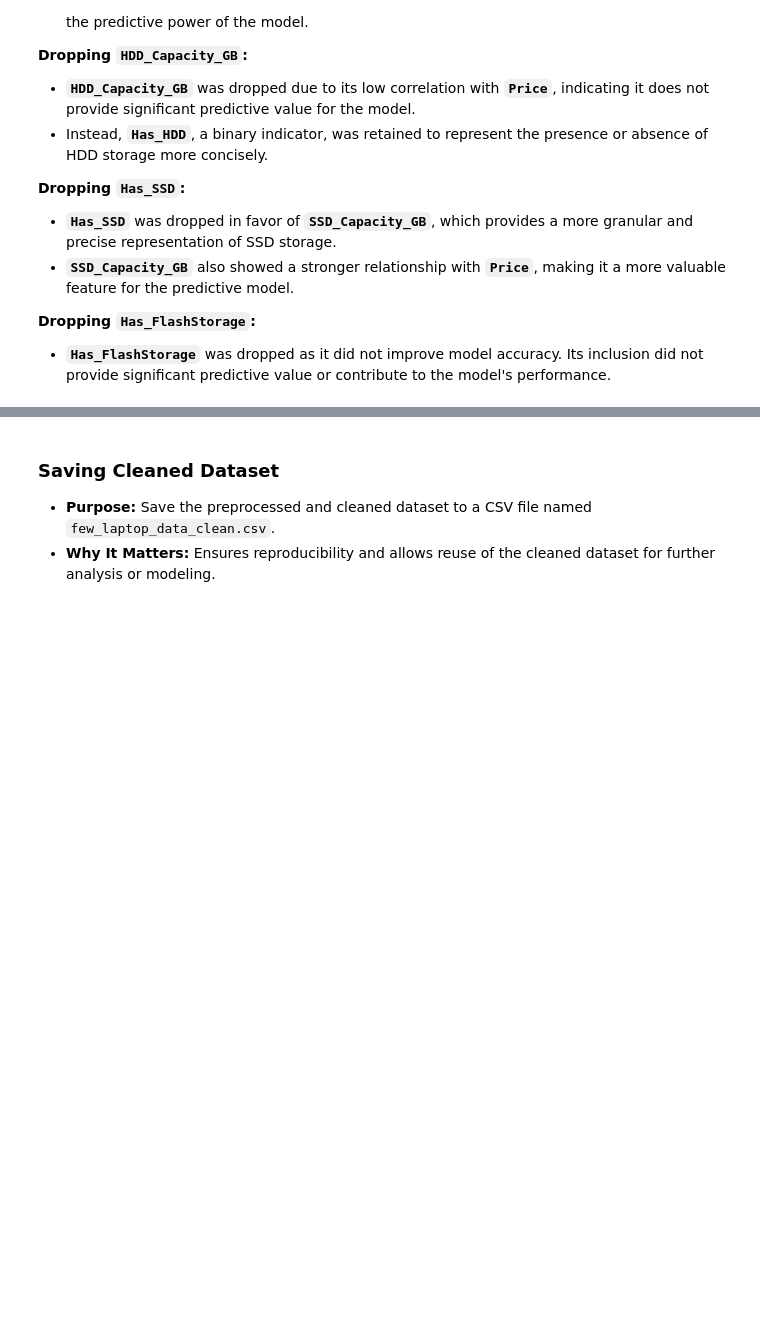
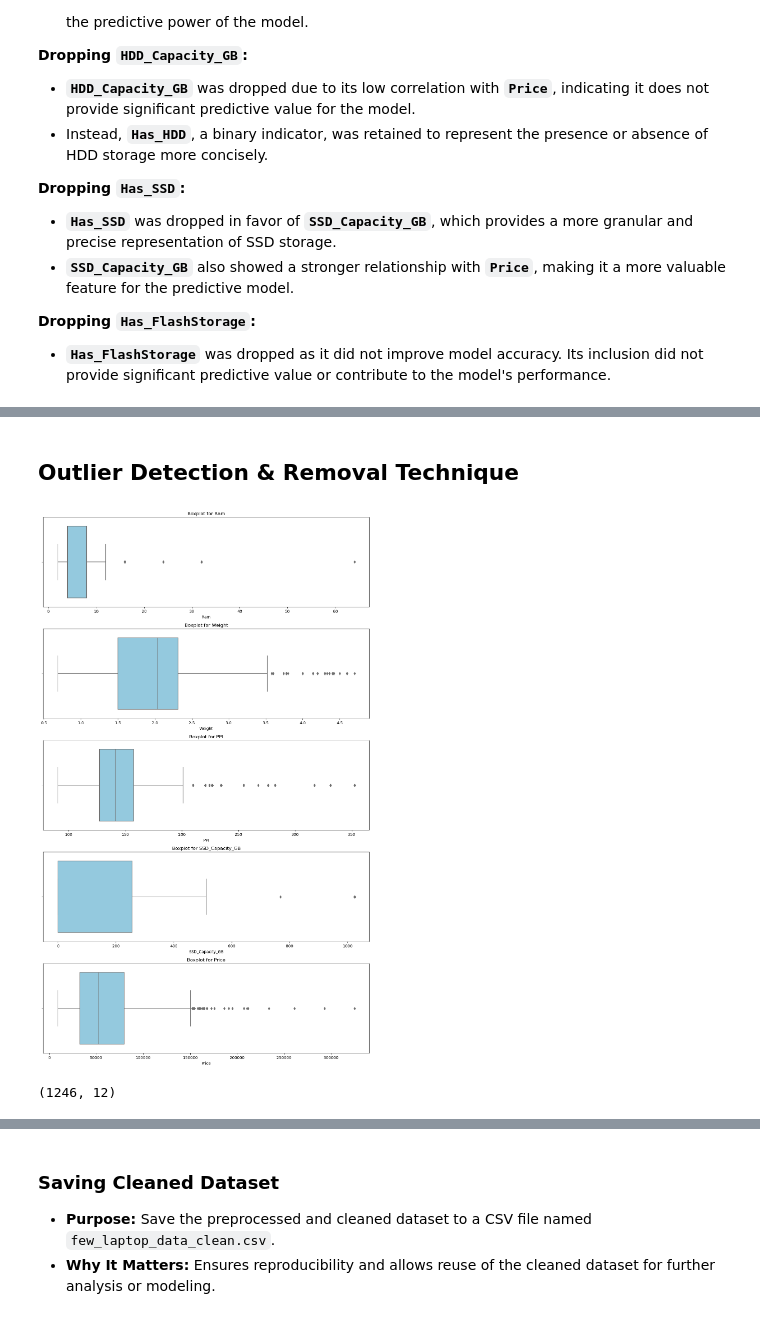
Before and after one commit to Ranjeet-Kumar60/laptop-price-prediction-flask-deployment-, a Jupyter notebook: laptop Price Prediction.ipynb, the cells around one changed output, grey strips where cells are left out. Drawn from its saved outputs; the diff is of its cells as text; code cells hidden in the pictures; blank space fills up the shorter version.

```diff
--- a/laptop Price Prediction.ipynb
+++ b/laptop Price Prediction.ipynb
@@ -631,0 +689,23 @@ df=df.drop(columns=['ScreenResolution','Cpu','Memory','Gpu',"ScreenResolution_Wi
+# %% [markdown]
+## Outlier Detection & Removal Technique
+# %%
+# Function to plot box plots for numerical columns
+def plot_boxplots(df, columns):
+    """Plots boxplots for the given numerical columns in a DataFrame."""
+    plt.figure(figsize=(12, len(columns) * 4))  # Adjust figure size dynamically
+    for i, col in enumerate(columns, 1):
+        plt.subplot(len(columns), 1, i)  # Create subplots for each numerical column
+        sns.boxplot(x=df[col], color='skyblue')
+        plt.title(f'Boxplot for {col}', fontsize=12)
+        plt.xlabel(col, fontsize=10)
+    plt.tight_layout()
+    plt.show()
+
+
+# Selecting only numeric columns
+num_columns = ['Ram', 'Weight', 'PPI', 'SSD_Capacity_GB','Price']
+
+# Call function to plot box plots
+plot_boxplots(df, num_columns)
+# %% [output]
+[figure, added]
@@ -631,0 +734,9 @@ df=df.drop(columns=['ScreenResolution','Cpu','Memory','Gpu',"ScreenResolution_Wi
+# %%
+P_outliers = get_outliers(df, "Price")  # This returns a DataFrame
+outlier_indices = P_outliers.index  # Extract row indices
+
+df = df.drop(index=outlier_indices).reset_index(drop=True)  # Drop rows and reset index
+
+print(df.shape)  # Check if rows are removed
+# %% [output]
+(1246, 12)
```
Also changed, not shown: parts of 23 cells of this notebook, 2 other files.
